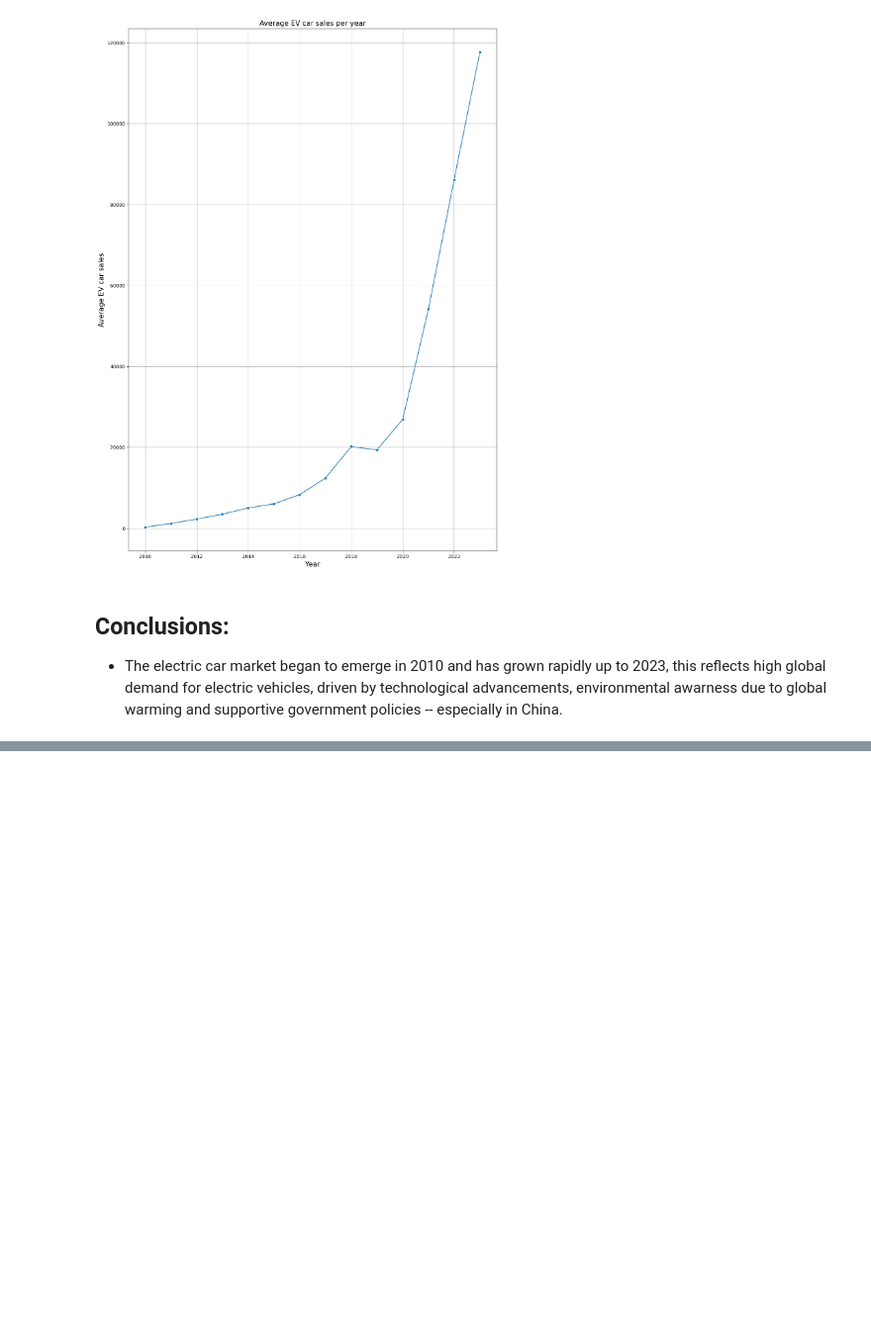
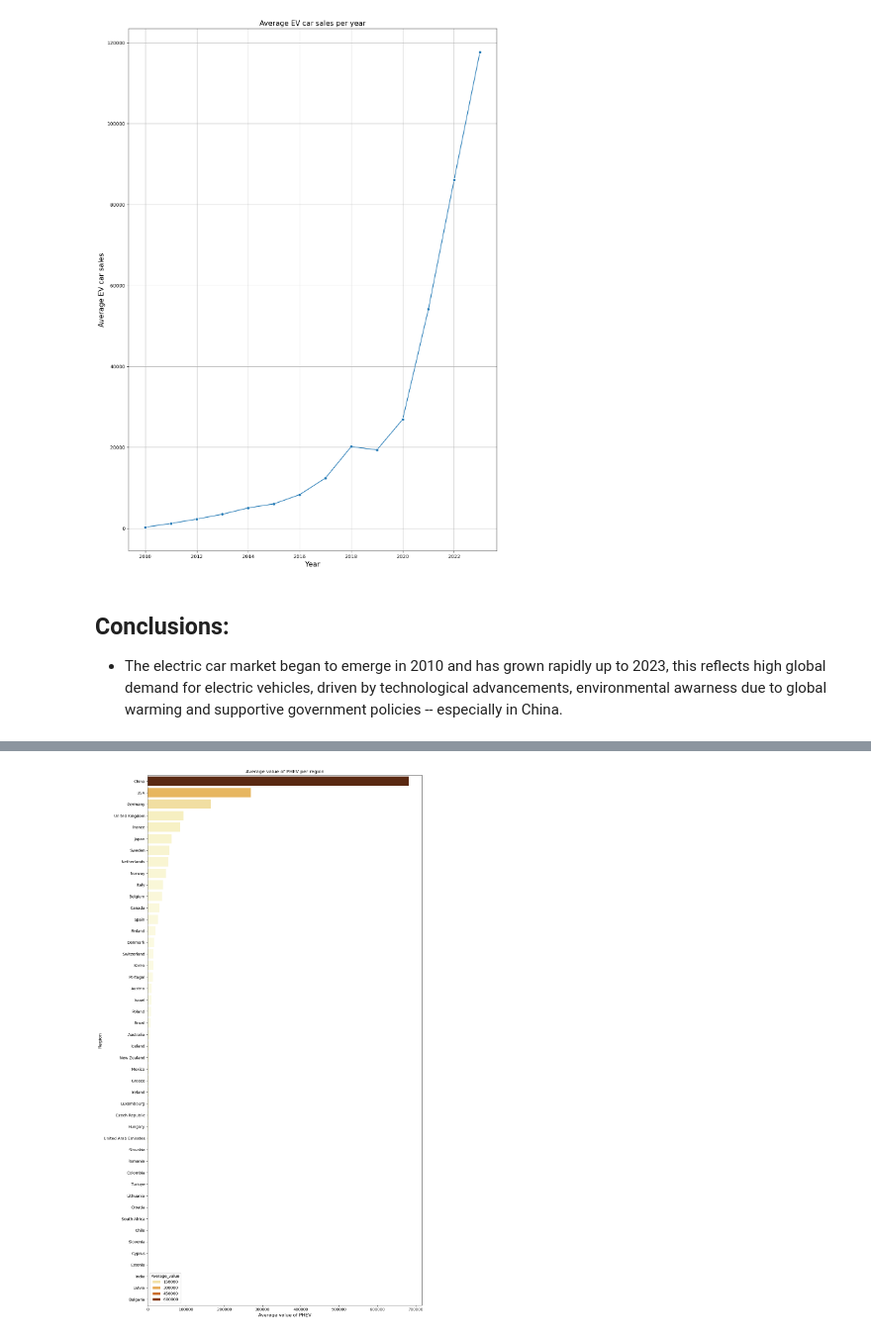
Before and after one commit to Fady-Foash97/Data-analysis-using-Pandas, a Jupyter notebook: Electric cars.ipynb, the cells around one changed output, grey strips where cells are left out. Shown: that part at 99% size. Cells and saved outputs as stored; diff of their text form; code cells hidden in the pictures; blank space fills up the shorter version.

```diff
--- a/Electric cars.ipynb
+++ b/Electric cars.ipynb
@@ -335,0 +494,6 @@ plt.show()
+# %%
+PHEV = """SELECT region, powertrain, AVG(value) as Average_value FROM df1
+WHERE powertrain = 'PHEV'
+GROUP BY region, powertrain"""
+# %%
+PHEV_avg = psql.sqldf(PHEV, globals())
@@ -335,0 +520,5 @@ plt.show()
+# %%
+PHEV_avg1 = """SELECT region, powertrain, Average_value FROM PHEV_avg
+ORDER BY Average_value DESC"""
+# %%
+PHEV_avg1_sorted = psql.sqldf(PHEV_avg1, globals())
@@ -335,0 +545,11 @@ plt.show()
+# %%
+plt.figure(figsize= (12, 20))
+sns.barplot(data = PHEV_avg1_sorted, x = PHEV_avg1_sorted['Average_value'], y = PHEV_avg1_sorted['region'], hue = 'Average_value',
+            palette = sns.color_palette("YlOrBr", as_cmap = True))
+plt.xlabel('Average value of PHEV', size = 12)
+plt.ylabel('Region', size = 12)
+plt.title('Average value of PHEV per region', size = 12)
+plt.tight_layout()
+plt.show()
+# %% [output]
+[figure, added]
```
Also changed, not shown: parts of 23 cells of this notebook.
